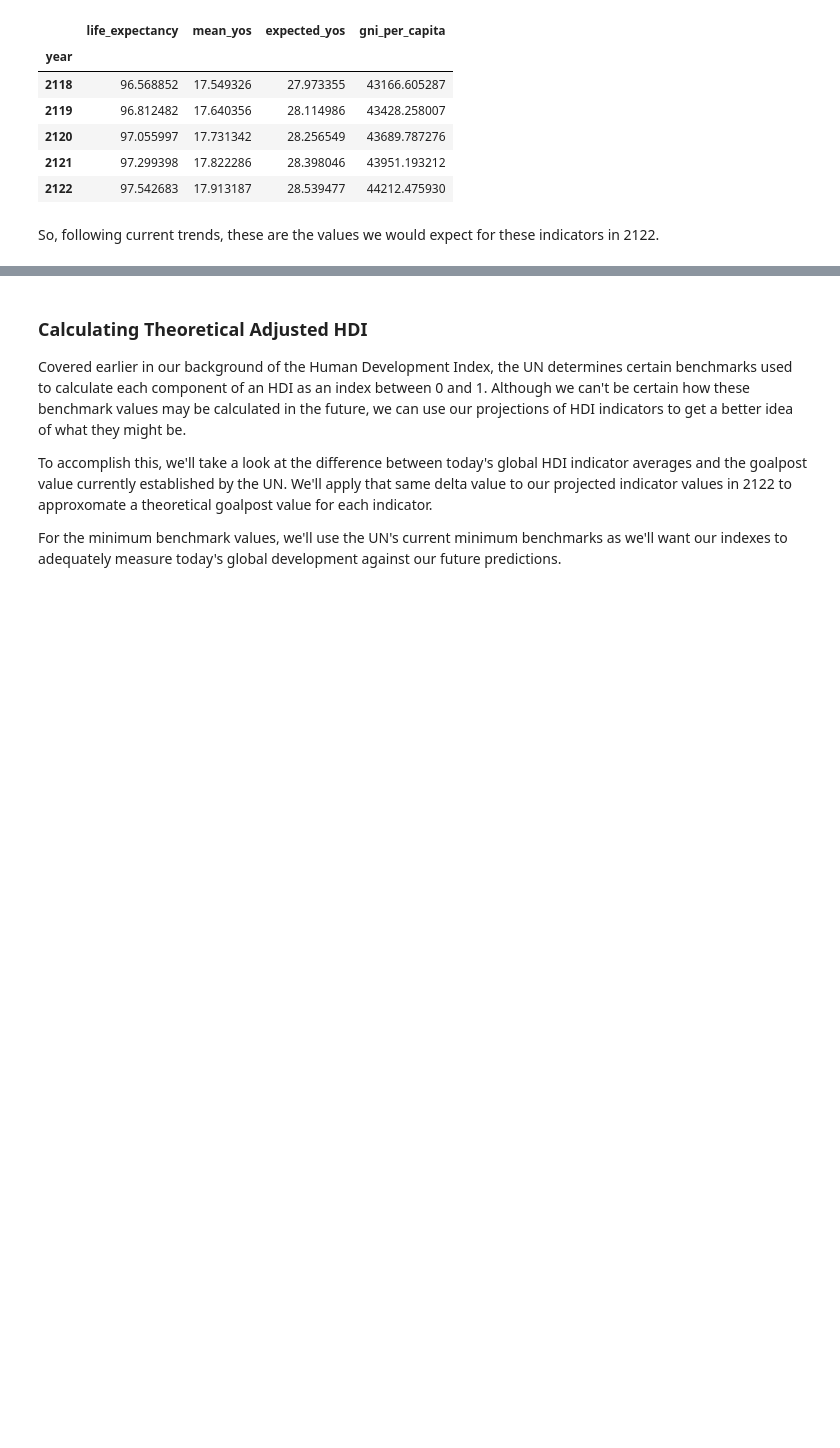
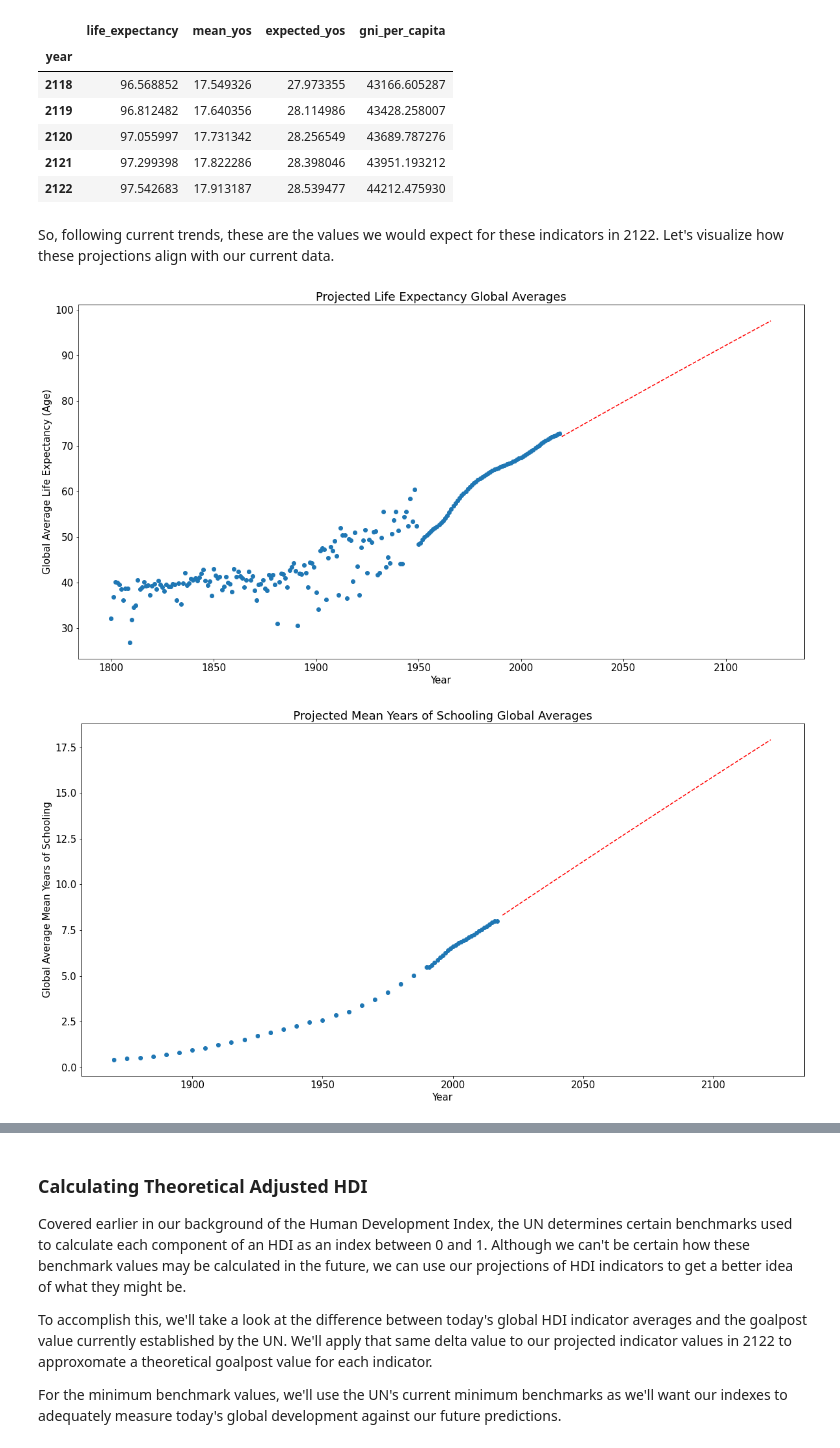
Before and after one commit to jcarballo1/cs5395-project1, a Jupyter notebook: Project1.ipynb, the cells around one changed output, grey strips where cells are left out. Drawn from its saved outputs; the diff is of its cells as text; code cells hidden in the pictures; blank space fills up the shorter version.

```diff
--- a/Project1.ipynb
+++ b/Project1.ipynb
@@ -306,4 +328,47 @@ projected_indicators.tail()
 | 2121 | 97.299398 | 17.822286 | 28.398046 | 43951.193212 |
 | 2122 | 97.542683 | 17.913187 | 28.539477 | 44212.475930 |
 # %% [markdown]
-So, following current trends, these are the values we would expect for these indicators in 2122.
+So, following current trends, these are the values we would expect for these indicators in 2122. Let's visualize how these projections align with our current data.
+# %%
+# Visualizing life exepectancy projection
+plt.figure(figsize=PLOT_SIZE)
+plt.rc('font', size=FONT_SIZE)
+plt.scatter(global_indicators.index, global_indicators.life_expectancy)
+plt.plot(projected_indicators.loc[2020:].index, projected_indicators.loc[2020:].life_expectancy, color='red', linestyle='dashed')
+plt.title('Projected Life Expectancy Global Averages')
+plt.xlabel('Year')
+plt.ylabel('Global Average Life Expectancy (Age)')
+plt.show()
+
+# Visualizing mean years of schooling projection
+plt.figure(figsize=PLOT_SIZE)
+plt.rc('font', size=FONT_SIZE)
+plt.scatter(global_indicators.index, global_indicators.mean_yos)
+plt.plot(projected_indicators.loc[2017:].index, projected_indicators.loc[2017:].mean_yos, color='red', linestyle='dashed')
+plt.title('Projected Mean Years of Schooling Global Averages')
+plt.xlabel('Year')
+plt.ylabel('Global Average Mean Years of Schooling')
+plt.show()
+
+# Visualizing expected years of schooling projection
+plt.figure(figsize=PLOT_SIZE)
+plt.rc('font', size=FONT_SIZE)
+plt.scatter(global_indicators.index, global_indicators.expected_yos)
+plt.plot(projected_indicators.loc[2017:].index, projected_indicators.loc[2017:].expected_yos, color='red', linestyle='dashed')
+plt.title('Expected Years of Schooling Global Averages')
+plt.xlabel('Year')
+plt.ylabel('Projected Global Average Expected Years of Schooling')
+plt.show()
+
+# Visualizing GNI per capita projection
+plt.figure(figsize=PLOT_SIZE)
+plt.rc('font', size=FONT_SIZE)
+plt.scatter(global_indicators.index, global_indicators.gni_per_capita)
+plt.plot(projected_indicators.loc[2020:].index, projected_indicators.loc[2020:].gni_per_capita, color='red', linestyle='dashed')
+plt.title('GNI per Capita Global Averages')
+plt.xlabel('Year')
+plt.ylabel('Projected Global Average GNI per Capita (2017 USD)')
+plt.show()
+# %% [output]
+[figure, added]
+[figure, added]
```
Also changed, not shown: parts of 19 cells of this notebook.
